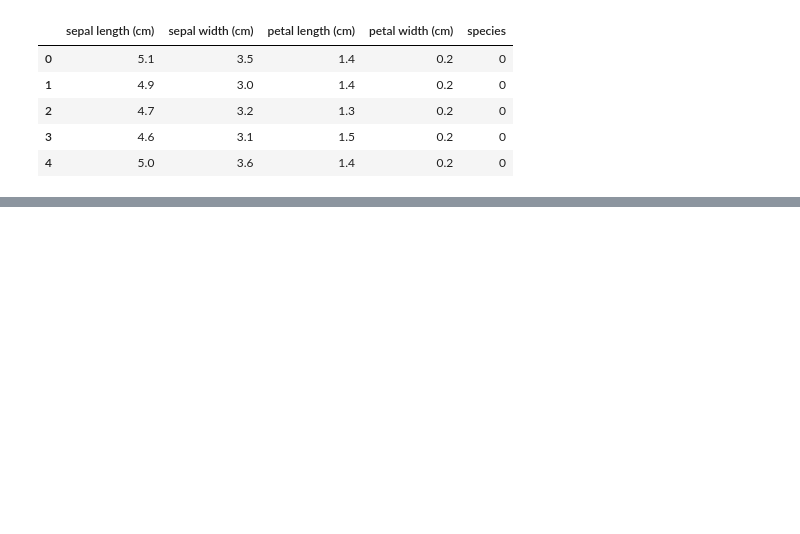
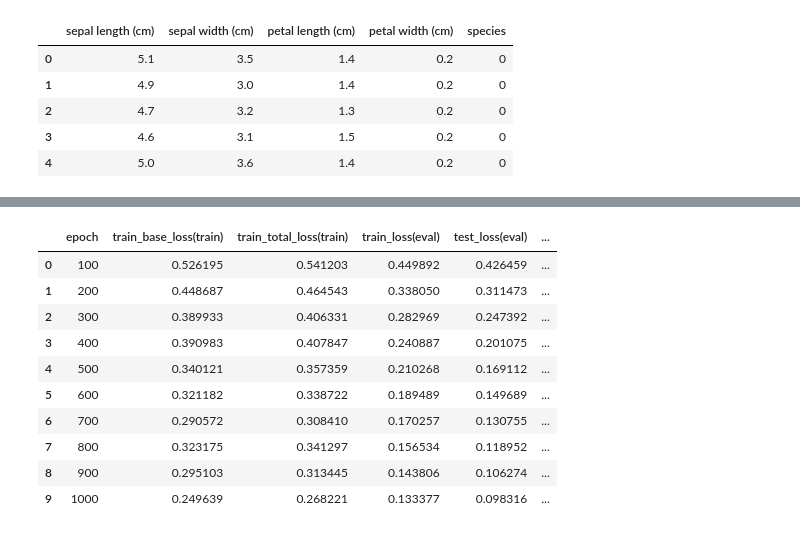
Before and after one commit to nasoskar/ProgrAndMaths, a Jupyter notebook: task1/test.ipynb, the cells around one changed output, grey strips where cells are left out. Cells and saved outputs as stored; diff of their text form; code cells hidden in the pictures; blank space fills up the shorter version.

```diff
--- a/task1/test.ipynb
+++ b/task1/test.ipynb
@@ -261,3 +295,18 @@ Epoch 1000 | Train loss: 0.2504 | Test loss: 0.0966 | Train acc: 0.9000 | Test a
+# %%
+df = pd.DataFrame(log_records)
+df
+# %% [output]
+|  | epoch | train_base_loss(train) | train_total_loss(train) | train_loss(eval) | test_loss(eval) | ... |
+| 0 | 100 | 0.526195 | 0.541203 | 0.449892 | 0.426459 | ... |
+| 1 | 200 | 0.448687 | 0.464543 | 0.338050 | 0.311473 | ... |
+| 2 | 300 | 0.389933 | 0.406331 | 0.282969 | 0.247392 | ... |
+| 3 | 400 | 0.390983 | 0.407847 | 0.240887 | 0.201075 | ... |
+| 4 | 500 | 0.340121 | 0.357359 | 0.210268 | 0.169112 | ... |
+| 5 | 600 | 0.321182 | 0.338722 | 0.189489 | 0.149689 | ... |
+| 6 | 700 | 0.290572 | 0.308410 | 0.170257 | 0.130755 | ... |
+| 7 | 800 | 0.323175 | 0.341297 | 0.156534 | 0.118952 | ... |
+| 8 | 900 | 0.295103 | 0.313445 | 0.143806 | 0.106274 | ... |
+| 9 | 1000 | 0.249639 | 0.268221 | 0.133377 | 0.098316 | ... |
 # %%
 import matplotlib.pyplot as plt
 
```
Also changed, not shown: parts of 5 cells of this notebook.
